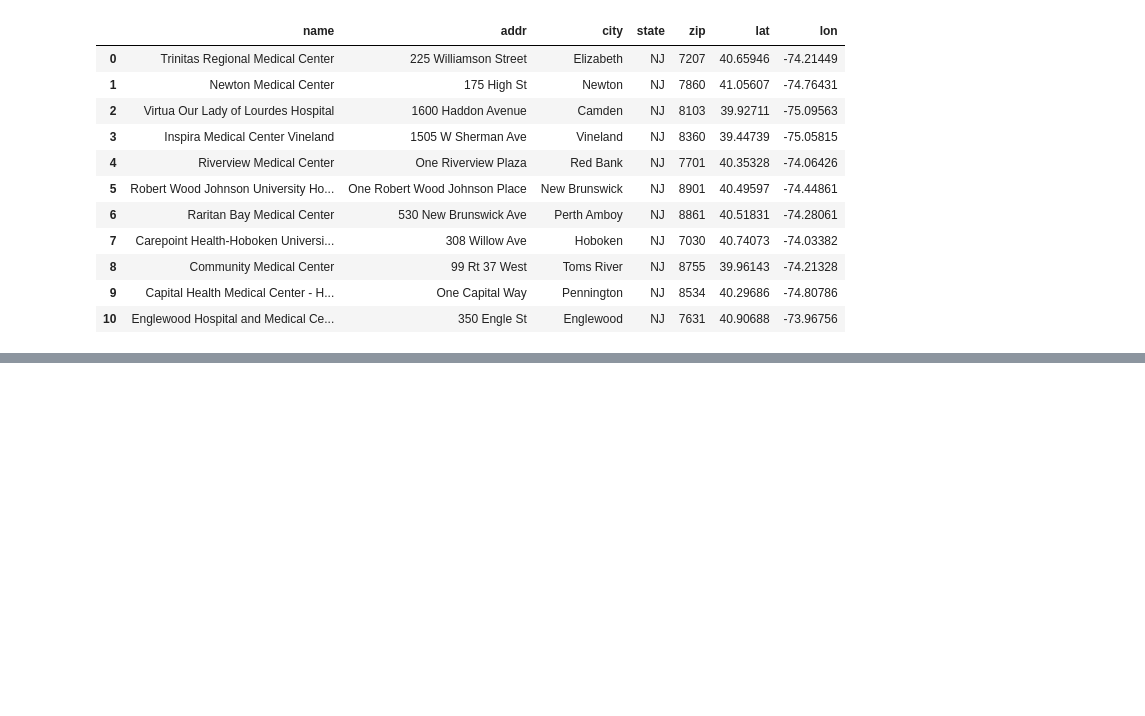
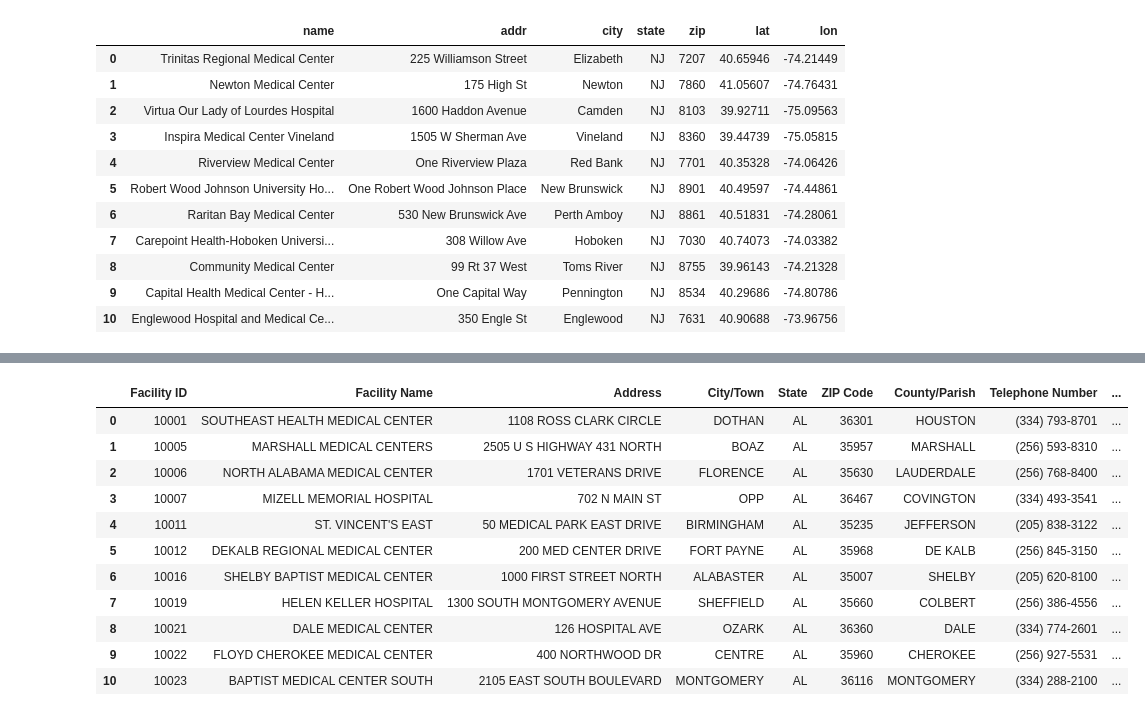
Before and after one commit to akhan19-ak/datasci_1_loading, a Jupyter notebook: Module_1_HW.ipynb, the cells around one changed output, grey strips where cells are left out. Saved outputs shown, nothing was run; the diff lists cells and outputs as text; code cells hidden in the pictures; blank space fills up the shorter version.

```diff
--- a/Module_1_HW.ipynb
+++ b/Module_1_HW.ipynb
@@ -22,0 +60,17 @@ read_var1.head(11)
+# %%
+var3 = '/content/PATIENT_REPORTED_OUTCOMES_FACILITY.csv'
+read_var3 = pd.read_csv(var3)
+read_var3.head(11)
+# %% [output]
+|  | Facility ID | Facility Name | Address | City/Town | State | ZIP Code | County/Parish | Telephone Number | ... |
+| 0 | 10001 | SOUTHEAST HEALTH MEDICAL CENTER | 1108 ROSS CLARK CIRCLE | DOTHAN | AL | 36301 | HOUSTON | (334) 793-8701 | ... |
+| 1 | 10005 | MARSHALL MEDICAL CENTERS | 2505 U S HIGHWAY 431 NORTH | BOAZ | AL | 35957 | MARSHALL | (256) 593-8310 | ... |
+| 2 | 10006 | NORTH ALABAMA MEDICAL CENTER | 1701 VETERANS DRIVE | FLORENCE | AL | 35630 | LAUDERDALE | (256) 768-8400 | ... |
+| 3 | 10007 | MIZELL MEMORIAL HOSPITAL | 702 N MAIN ST | OPP | AL | 36467 | COVINGTON | (334) 493-3541 | ... |
+| 4 | 10011 | ST. VINCENT'S EAST | 50 MEDICAL PARK EAST DRIVE | BIRMINGHAM | AL | 35235 | JEFFERSON | (205) 838-3122 | ... |
+| 5 | 10012 | DEKALB REGIONAL MEDICAL CENTER | 200 MED CENTER DRIVE | FORT PAYNE | AL | 35968 | DE KALB | (256) 845-3150 | ... |
+| 6 | 10016 | SHELBY BAPTIST MEDICAL CENTER | 1000 FIRST STREET NORTH | ALABASTER | AL | 35007 | SHELBY | (205) 620-8100 | ... |
+| 7 | 10019 | HELEN KELLER HOSPITAL | 1300 SOUTH MONTGOMERY AVENUE | SHEFFIELD | AL | 35660 | COLBERT | (256) 386-4556 | ... |
+| 8 | 10021 | DALE MEDICAL CENTER | 126 HOSPITAL AVE | OZARK | AL | 36360 | DALE | (334) 774-2601 | ... |
+| 9 | 10022 | FLOYD CHEROKEE MEDICAL CENTER | 400 NORTHWOOD DR | CENTRE | AL | 35960 | CHEROKEE | (256) 927-5531 | ... |
+| 10 | 10023 | BAPTIST MEDICAL CENTER SOUTH | 2105 EAST SOUTH BOULEVARD | MONTGOMERY | AL | 36116 | MONTGOMERY | (334) 288-2100 | ... |
```
Also changed, not shown: parts of 17 cells of this notebook.
